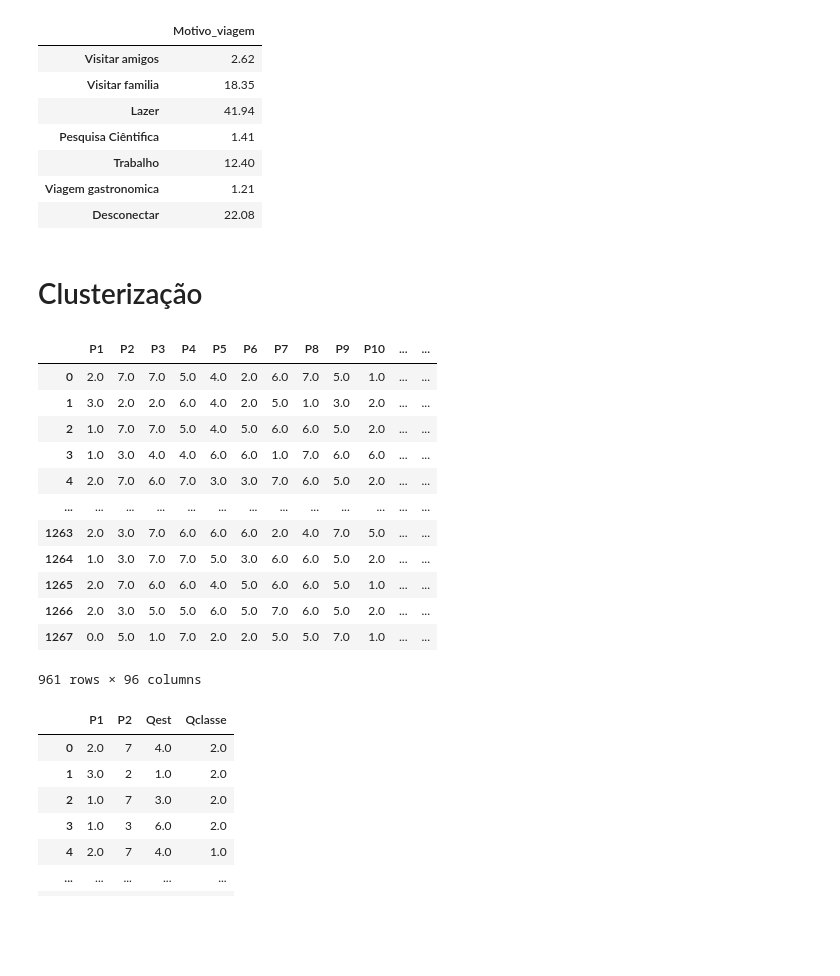
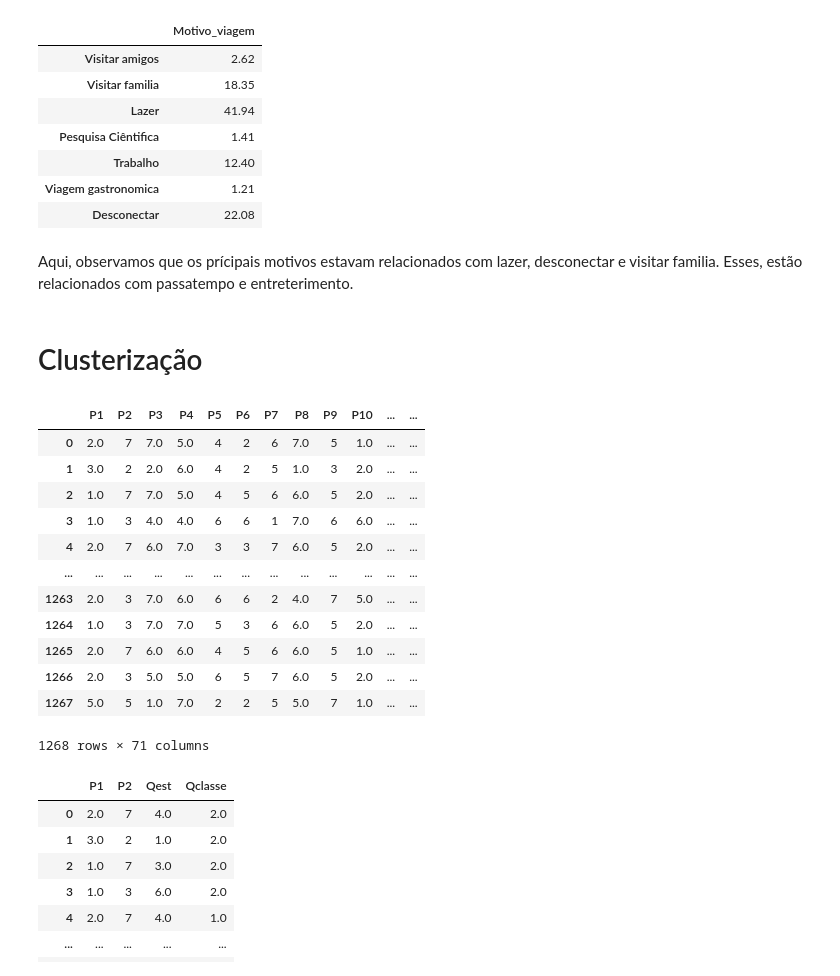
Before and after one commit to pmahfuz/Jr_hotelaria, a Jupyter notebook: Analise_base.ipynb, the cells around one changed output. Cells and saved outputs as stored; diff of their text form; code cells hidden in the pictures; blank space fills up the shorter version.

```diff
--- a/Analise_base.ipynb
+++ b/Analise_base.ipynb
@@ -295,36 +297,31 @@ df_ae['Motivo_viagem'] = df_ae['P2']
 | Trabalho | 12.40 |
 | Viagem gastronomica | 1.21 |
 | Desconectar | 22.08 |
+# %% [markdown]
+Aqui, observamos que os prícipais motivos estavam relacionados com lazer, desconectar e visitar familia. Esses, estão relacionados com passatempo e entreterimento.
 # %% [markdown]
 # Clusterização
 # %%
-# Vamos criar as dummies para usar o método de clusterização K-means
-estado_dummies = pd.get_dummies(df['Qciv'])
-df = pd.concat([df, estado_dummies], axis=1)
-
-classe_dummies = pd.get_dummies(df['Qclasse'])
-df = pd.concat([df, classe_dummies], axis=1)
-
 # Trocando classes de "A, B, C" para "1, 2, 3"
 df['Qclasse'] = df['Qclasse'].replace('A', 1)
 df['Qclasse'] = df['Qclasse'].replace('B', 2)
 df['Qclasse'] = df['Qclasse'].replace('C', 3)
 
 df
 # %% [output]
 |  | P1 | P2 | P3 | P4 | P5 | P6 | P7 | P8 | P9 | P10 | ... | ... |
-| 0 | 2.0 | 7.0 | 7.0 | 5.0 | 4.0 | 2.0 | 6.0 | 7.0 | 5.0 | 1.0 | ... | ... |
-| 1 | 3.0 | 2.0 | 2.0 | 6.0 | 4.0 | 2.0 | 5.0 | 1.0 | 3.0 | 2.0 | ... | ... |
-| 2 | 1.0 | 7.0 | 7.0 | 5.0 | 4.0 | 5.0 | 6.0 | 6.0 | 5.0 | 2.0 | ... | ... |
-| 3 | 1.0 | 3.0 | 4.0 | 4.0 | 6.0 | 6.0 | 1.0 | 7.0 | 6.0 | 6.0 | ... | ... |
-| 4 | 2.0 | 7.0 | 6.0 | 7.0 | 3.0 | 3.0 | 7.0 | 6.0 | 5.0 | 2.0 | ... | ... |
+| 0 | 2.0 | 7 | 7.0 | 5.0 | 4 | 2 | 6 | 7.0 | 5 | 1.0 | ... | ... |
+| 1 | 3.0 | 2 | 2.0 | 6.0 | 4 | 2 | 5 | 1.0 | 3 | 2.0 | ... | ... |
+| 2 | 1.0 | 7 | 7.0 | 5.0 | 4 | 5 | 6 | 6.0 | 5 | 2.0 | ... | ... |
+| 3 | 1.0 | 3 | 4.0 | 4.0 | 6 | 6 | 1 | 7.0 | 6 | 6.0 | ... | ... |
+| 4 | 2.0 | 7 | 6.0 | 7.0 | 3 | 3 | 7 | 6.0 | 5 | 2.0 | ... | ... |
 | ... | ... | ... | ... | ... | ... | ... | ... | ... | ... | ... | ... | ... |
-| 1263 | 2.0 | 3.0 | 7.0 | 6.0 | 6.0 | 6.0 | 2.0 | 4.0 | 7.0 | 5.0 | ... | ... |
-| 1264 | 1.0 | 3.0 | 7.0 | 7.0 | 5.0 | 3.0 | 6.0 | 6.0 | 5.0 | 2.0 | ... | ... |
-| 1265 | 2.0 | 7.0 | 6.0 | 6.0 | 4.0 | 5.0 | 6.0 | 6.0 | 5.0 | 1.0 | ... | ... |
-| 1266 | 2.0 | 3.0 | 5.0 | 5.0 | 6.0 | 5.0 | 7.0 | 6.0 | 5.0 | 2.0 | ... | ... |
-| 1267 | 0.0 | 5.0 | 1.0 | 7.0 | 2.0 | 2.0 | 5.0 | 5.0 | 7.0 | 1.0 | ... | ... |
+| 1263 | 2.0 | 3 | 7.0 | 6.0 | 6 | 6 | 2 | 4.0 | 7 | 5.0 | ... | ... |
+| 1264 | 1.0 | 3 | 7.0 | 7.0 | 5 | 3 | 6 | 6.0 | 5 | 2.0 | ... | ... |
+| 1265 | 2.0 | 7 | 6.0 | 6.0 | 4 | 5 | 6 | 6.0 | 5 | 1.0 | ... | ... |
+| 1266 | 2.0 | 3 | 5.0 | 5.0 | 6 | 5 | 7 | 6.0 | 5 | 2.0 | ... | ... |
+| 1267 | 5.0 | 5 | 1.0 | 7.0 | 2 | 2 | 5 | 5.0 | 7 | 1.0 | ... | ... |
-961 rows × 96 columns
+1268 rows × 71 columns
 # %%
 # Na coluna de frequência de vigens alteramos para 0 o voto de quem não viaja
 df['P1'] = df['P1'].replace(5, 0)
```
Also changed, not shown: parts of 42 cells of this notebook.
